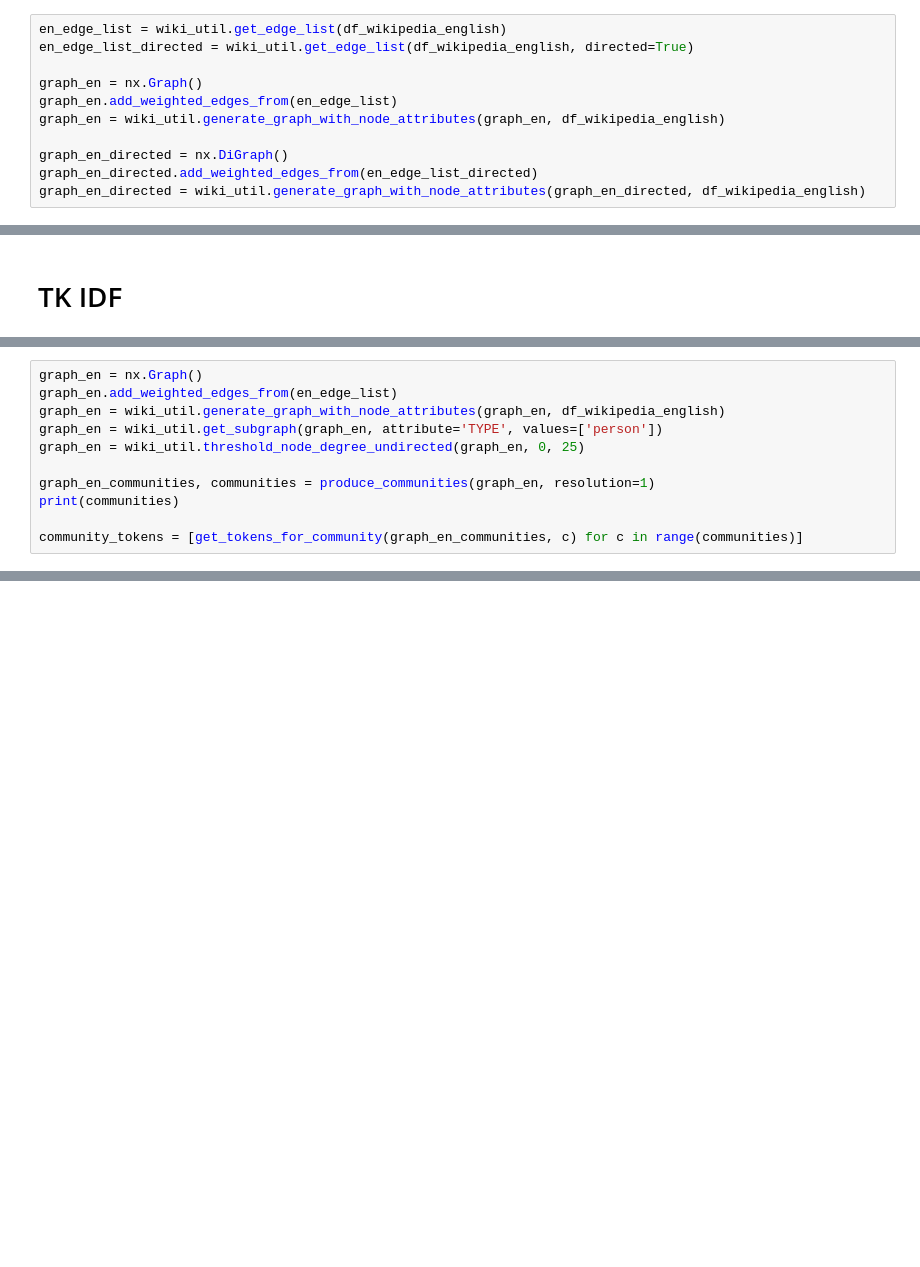
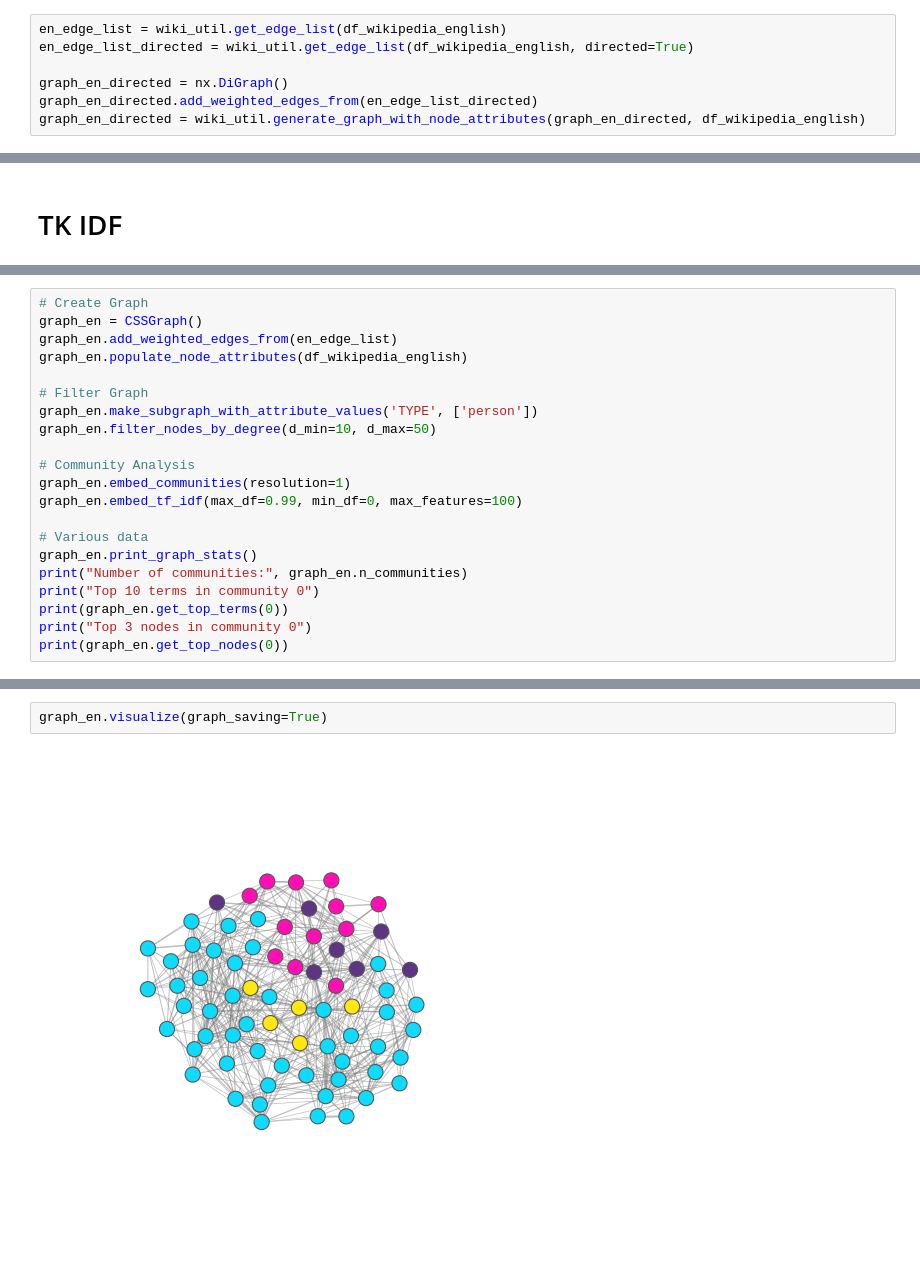
Before and after one commit to Dribo/DTU-02467_projectA, a Jupyter notebook: main.ipynb, the cells around one changed output, grey strips where cells are left out. Cells and saved outputs as stored; diff of their text form; blank space fills up the shorter version.

Commit message:
Partial rewrite using CSSGraph Class

```diff
--- a/main.ipynb
+++ b/main.ipynb
@@ -188,10 +192,6 @@ def produce_communities(graph, resolution=0.3):
 en_edge_list = wiki_util.get_edge_list(df_wikipedia_english)
 en_edge_list_directed = wiki_util.get_edge_list(df_wikipedia_english, directed=True)
 
-graph_en = nx.Graph()
-graph_en.add_weighted_edges_from(en_edge_list)
-graph_en = wiki_util.generate_graph_with_node_attributes(graph_en, df_wikipedia_english)
-
 graph_en_directed = nx.DiGraph()
 graph_en_directed.add_weighted_edges_from(en_edge_list_directed)
 graph_en_directed = wiki_util.generate_graph_with_node_attributes(graph_en_directed, df_wikipedia_english)
@@ -281,11 +249,0 @@ def get_tokens_for_community(graph, community):
-# %%
-graph_en = nx.Graph()
-graph_en.add_weighted_edges_from(en_edge_list)
-graph_en = wiki_util.generate_graph_with_node_attributes(graph_en, df_wikipedia_english)
-graph_en = wiki_util.get_subgraph(graph_en, attribute='TYPE', values=['person'])
-graph_en = wiki_util.threshold_node_degree_undirected(graph_en, 0, 25)
-
-graph_en_communities, communities = produce_communities(graph_en, resolution=1)
-print(communities)
-
-community_tokens = [get_tokens_for_community(graph_en_communities, c) for c in range(communities)]
@@ -372,0 +361,21 @@ print()
+# %%
+# Create Graph
+graph_en = CSSGraph()
+graph_en.add_weighted_edges_from(en_edge_list)
+graph_en.populate_node_attributes(df_wikipedia_english)
+
+# Filter Graph
+graph_en.make_subgraph_with_attribute_values('TYPE', ['person'])
+graph_en.filter_nodes_by_degree(d_min=10, d_max=50)
+
+# Community Analysis
+graph_en.embed_communities(resolution=1)
+graph_en.embed_tf_idf(max_df=0.99, min_df=0, max_features=100)
+
+# Various data
+graph_en.print_graph_stats()
+print("Number of communities:", graph_en.n_communities)
+print("Top 10 terms in community 0")
+print(graph_en.get_top_terms(0))
+print("Top 3 nodes in community 0")
+print(graph_en.get_top_nodes(0))
@@ -372,0 +394,4 @@ print()
+# %%
+graph_en.visualize(graph_saving=True)
+# %% [output]
+[figure, added]
```
Also changed, not shown: parts of 15 cells of this notebook, 1 other file.
